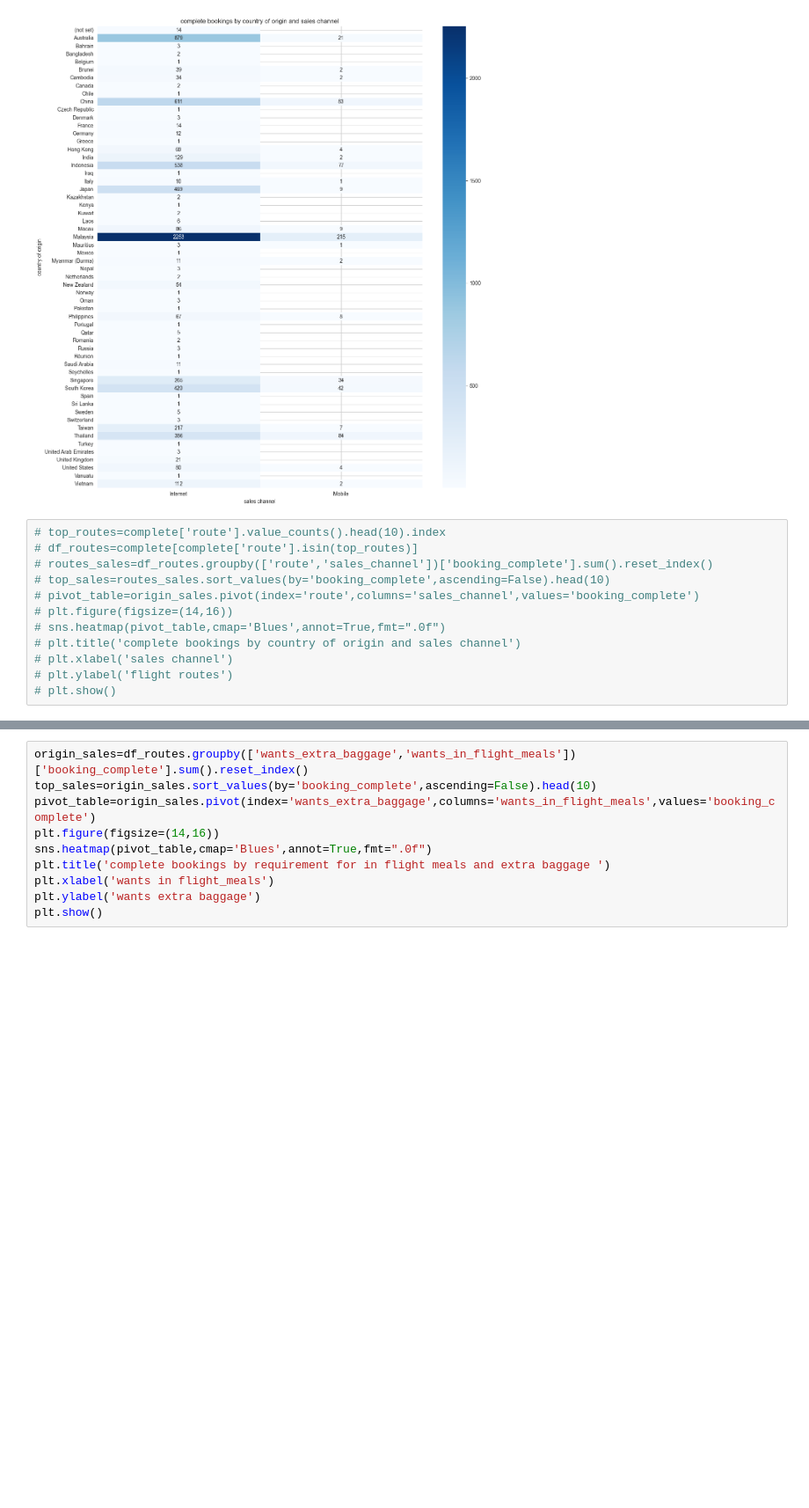
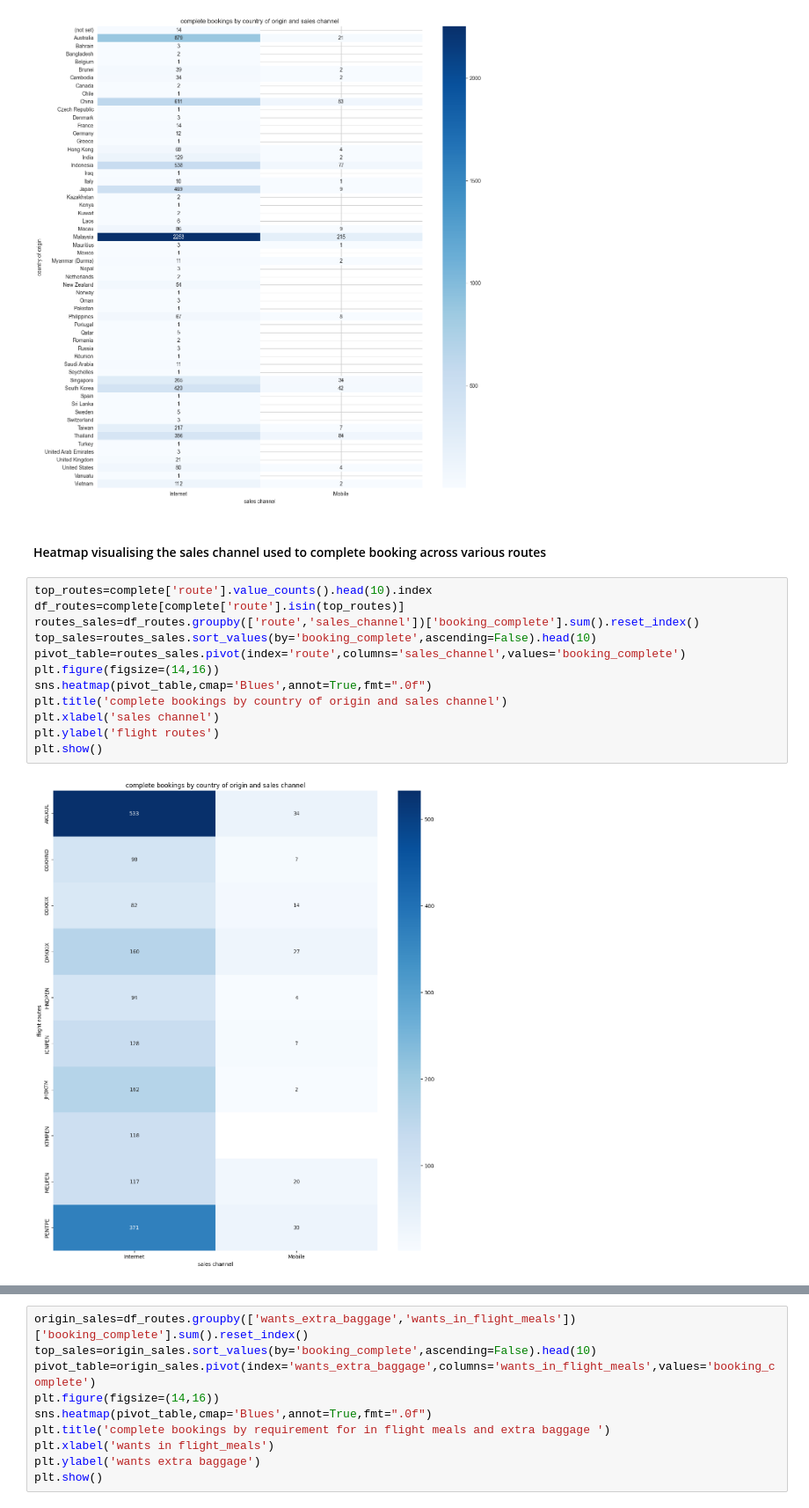
Before and after one commit to nickgeorgemathew/customer-booking-analysis, a Jupyter notebook: customer_booking_analysis.ipynb, the cells around one changed output, grey strips where cells are left out. Shown at 88% size. Cells and saved outputs as stored; diff of their text form; blank space fills up the shorter version.

```diff
--- a/customer_booking_analysis.ipynb
+++ b/customer_booking_analysis.ipynb
@@ -634,15 +668,19 @@ plt.xlabel('sales channel')
 plt.show()
 # %% [output]
 [figure]
+# %% [markdown]
+#### Heatmap visualising the sales channel used to complete booking across various routes
 # %%
-# top_routes=complete['route'].value_counts().head(10).index
-# df_routes=complete[complete['route'].isin(top_routes)]
-# routes_sales=df_routes.groupby(['route','sales_channel'])['booking_complete'].sum().reset_index()
-# top_sales=routes_sales.sort_values(by='booking_complete',ascending=False).head(10)
-# pivot_table=origin_sales.pivot(index='route',columns='sales_channel',values='booking_complete')
-# plt.figure(figsize=(14,16))
-# sns.heatmap(pivot_table,cmap='Blues',annot=True,fmt=".0f")
-# plt.title('complete bookings by country of origin and sales channel')
-# plt.xlabel('sales channel')
-# plt.ylabel('flight routes')
-# plt.show()
+top_routes=complete['route'].value_counts().head(10).index
+df_routes=complete[complete['route'].isin(top_routes)]
+routes_sales=df_routes.groupby(['route','sales_channel'])['booking_complete'].sum().reset_index()
+top_sales=routes_sales.sort_values(by='booking_complete',ascending=False).head(10)
+pivot_table=routes_sales.pivot(index='route',columns='sales_channel',values='booking_complete')
+plt.figure(figsize=(14,16))
+sns.heatmap(pivot_table,cmap='Blues',annot=True,fmt=".0f")
+plt.title('complete bookings by country of origin and sales channel')
+plt.xlabel('sales channel')
+plt.ylabel('flight routes')
+plt.show()
+# %% [output]
+[figure, added]
```
Also changed, not shown: parts of 17 cells of this notebook.
